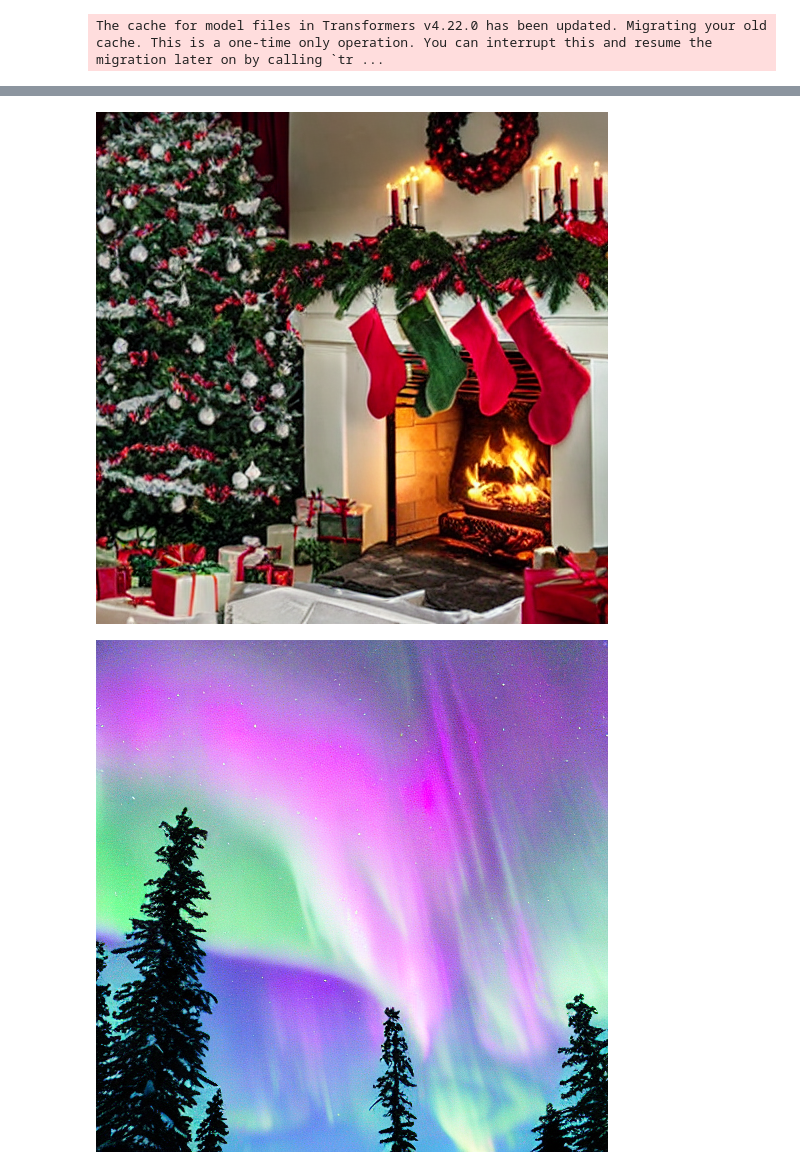
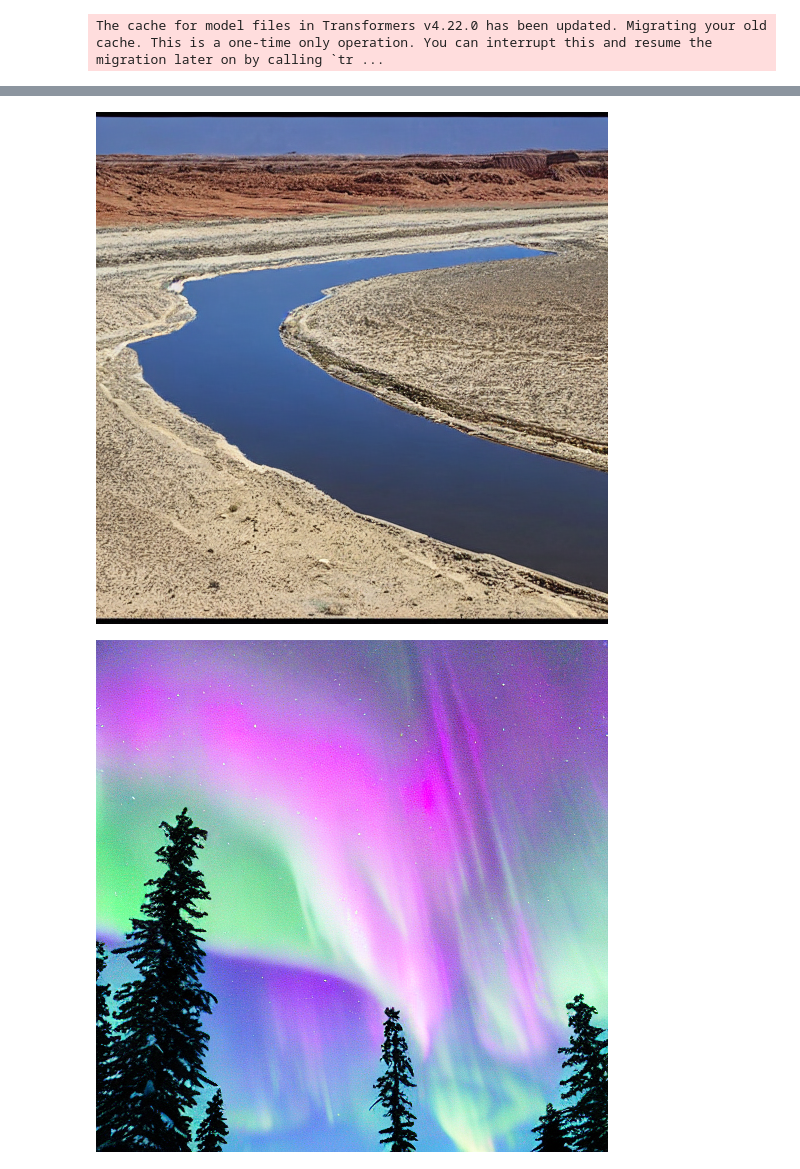
Before and after one commit to pmama/Text_to_Image_Diffusers, a Jupyter notebook: text_to_image.ipynb, the cells around one changed output, grey strips where cells are left out. Saved outputs shown, nothing was run; the diff lists cells and outputs as text; code cells hidden in the pictures.

```diff
--- a/text_to_image.ipynb
+++ b/text_to_image.ipynb
@@ -52,6 +59,6 @@ pipe(prompt).images[0]
 # %%
-prompt ='christmas'
+prompt ='river in desert'
 pipe(prompt).images[0]
 # %% [output]
-[figure, old version]
+[figure, new version]
 # %%
```
Also changed, not shown: parts of 6 cells of this notebook.
